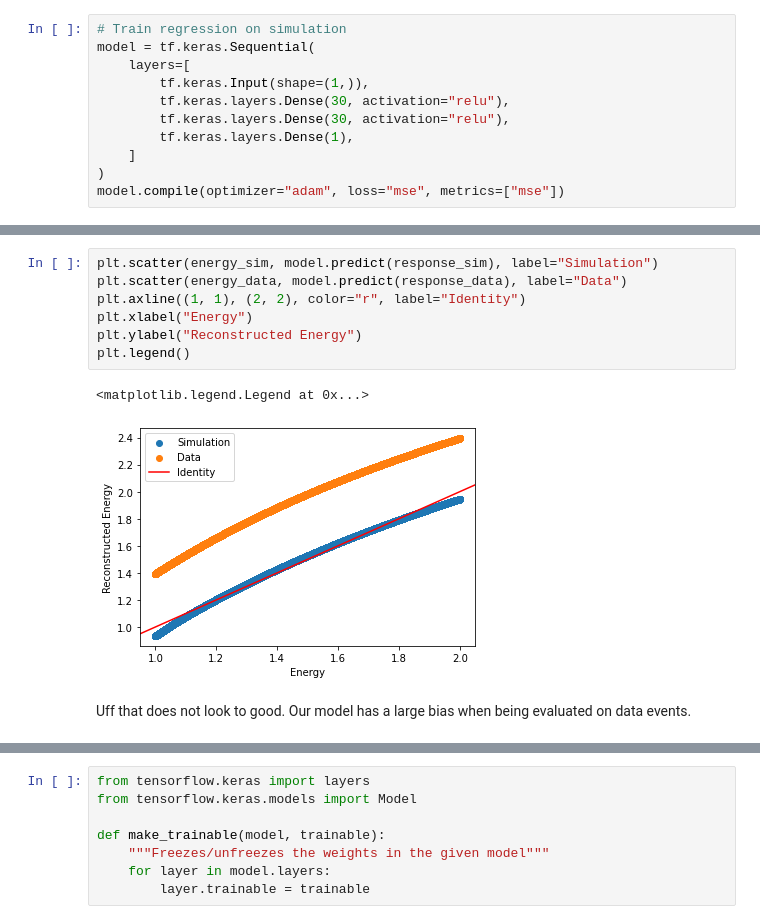
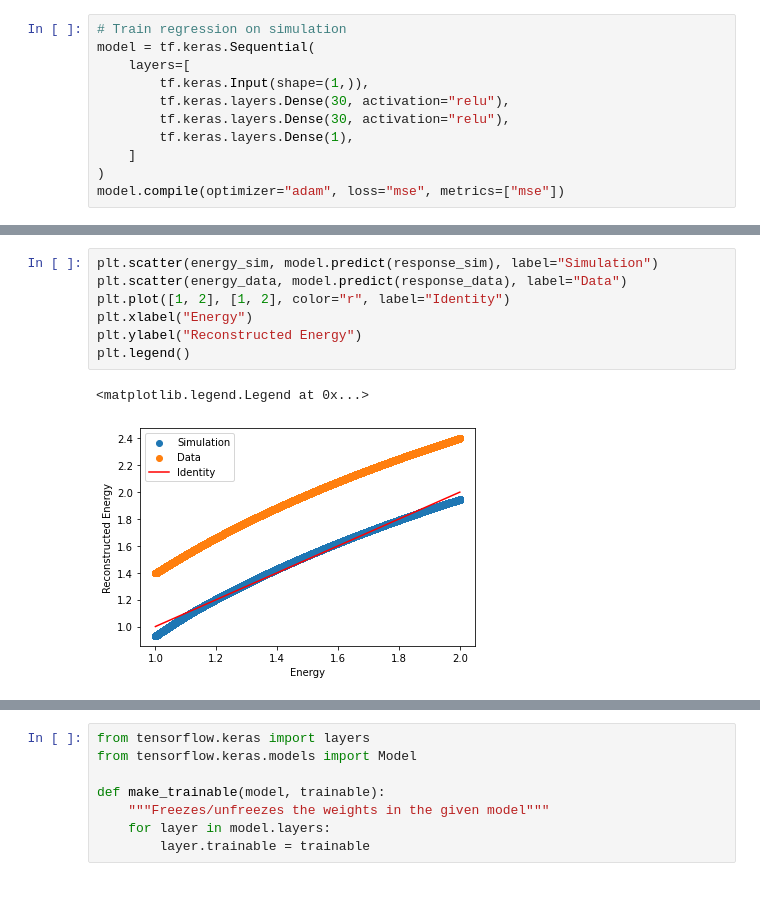
Before and after one commit to Nollde/pcd-lecture, a Jupyter notebook: refiner/refiner.ipynb, the cells around one changed output, grey strips where cells are left out. Cells and saved outputs as stored; diff of their text form; blank space fills up the shorter version.

Commit message:
fixes plotting

```diff
--- a/refiner/refiner.ipynb
+++ b/refiner/refiner.ipynb
@@ -97,12 +97,10 @@ As we can see in the loss, our model well describes the energies in the simulati
 # %%
 plt.scatter(energy_sim, model.predict(response_sim), label="Simulation")
 plt.scatter(energy_data, model.predict(response_data), label="Data")
-plt.axline((1, 1), (2, 2), color="r", label="Identity")
+plt.plot([1, 2], [1, 2], color="r", label="Identity")
 plt.xlabel("Energy")
 plt.ylabel("Reconstructed Energy")
 plt.legend()
 # %% [output]
 <matplotlib.legend.Legend at 0x...>
-[figure, old version]
+[figure, new version]
-# %% [markdown]
-Uff that does not look to good. Our model has a large bias when being evaluated on data events.
```
Also changed, not shown: parts of 41 cells of this notebook.
